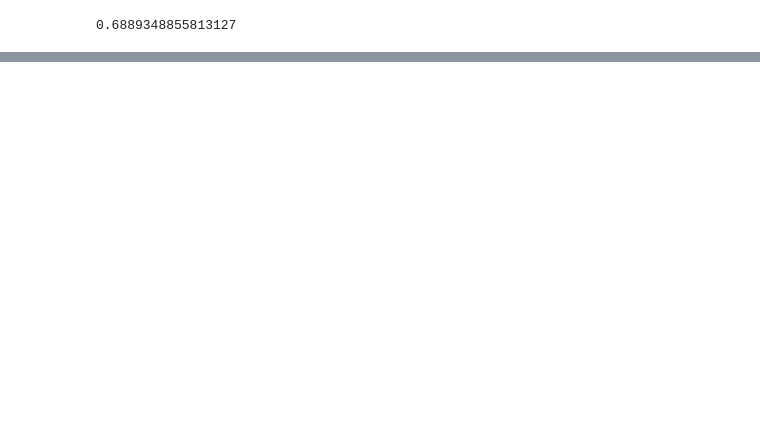
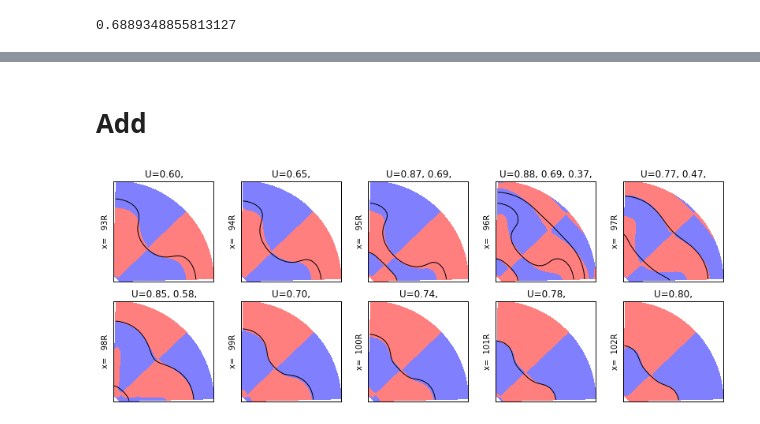
Before and after one commit to pimanov/research, a Jupyter notebook: Re2200-mean_flow_d-picture_gen.ipynb, the cells around one changed output, grey strips where cells are left out. Saved outputs shown, nothing was run; the diff lists cells and outputs as text; code cells hidden in the pictures; blank space fills up the shorter version.

```diff
--- a/Re2200-mean_flow_d-picture_gen.ipynb
+++ b/Re2200-mean_flow_d-picture_gen.ipynb
@@ -299,0 +302,2 @@ for u,amp in ((d[1], (-damp, damp)), (d[2], (-damp, damp)), (d[1]+d[2], (-damp,
+# %% [markdown]
+# Add
@@ -299,0 +349,24 @@ for u,amp in ((d[1], (-damp, damp)), (d[2], (-damp, damp)), (d[1]+d[2], (-damp,
+# %%
+cff = [[0.60], [0.65], [0.87, 0.69], [0.88, 0.69, 0.37], [0.77, 0.47], [0.85, 0.58], [0.70], [0.74], [0.78], [0.80]]
+# %%
+plt.figure(figsize=(14,5))
+
+damp = (d[1]+d[2])[1:-1,1:-1,1:-1].max()
+
+n=1
+for i in ii:
+    plt.subplot(2,5,n)
+
+    cff1 = cff[n-1]
+    polar_plot((d[1]+d[2])[:,:,i], vel[0,:,:,i], (-damp,damp), cff1)
+
+    title = "U="
+    for cff2 in cff1:
+        title += "%4.2f, " % cff2
+    plt.title(title)
+
+    plt.ylabel("x=%5dR" % int(x[i]))
+
+    n += 1
+# %% [output]
+[figure, added]
```
Also changed, not shown: parts of 4 cells of this notebook, 3 other files.
